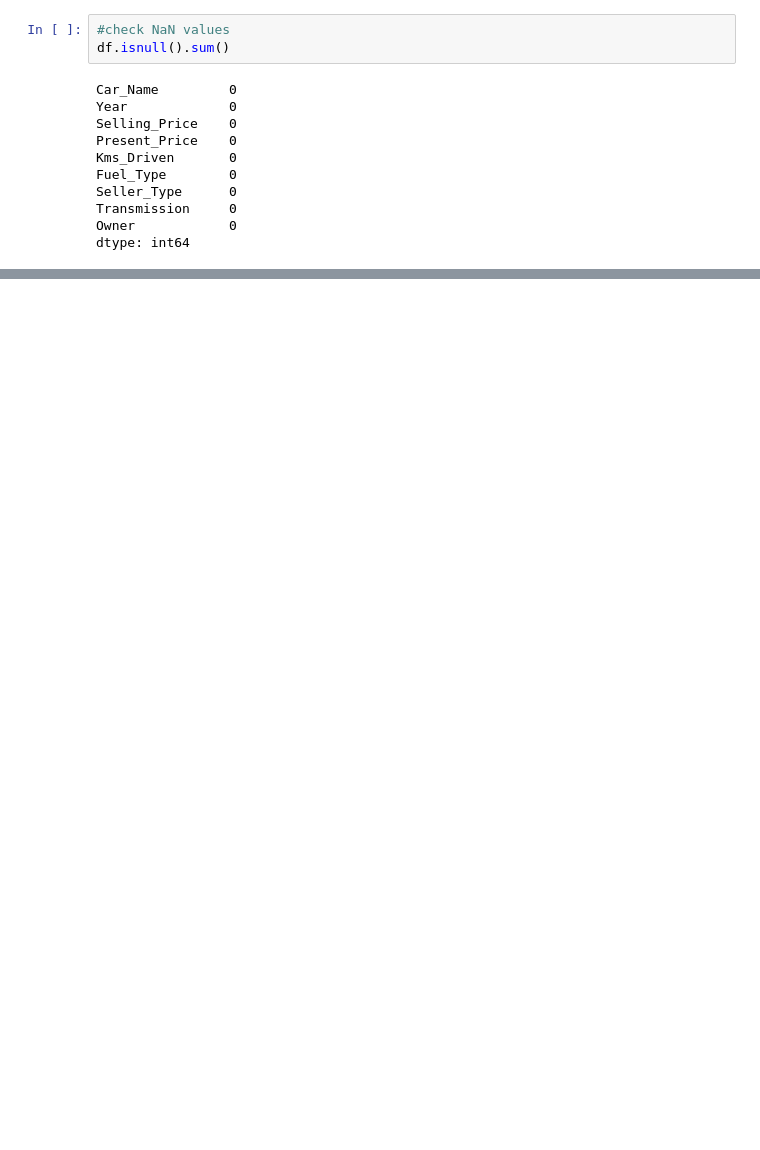
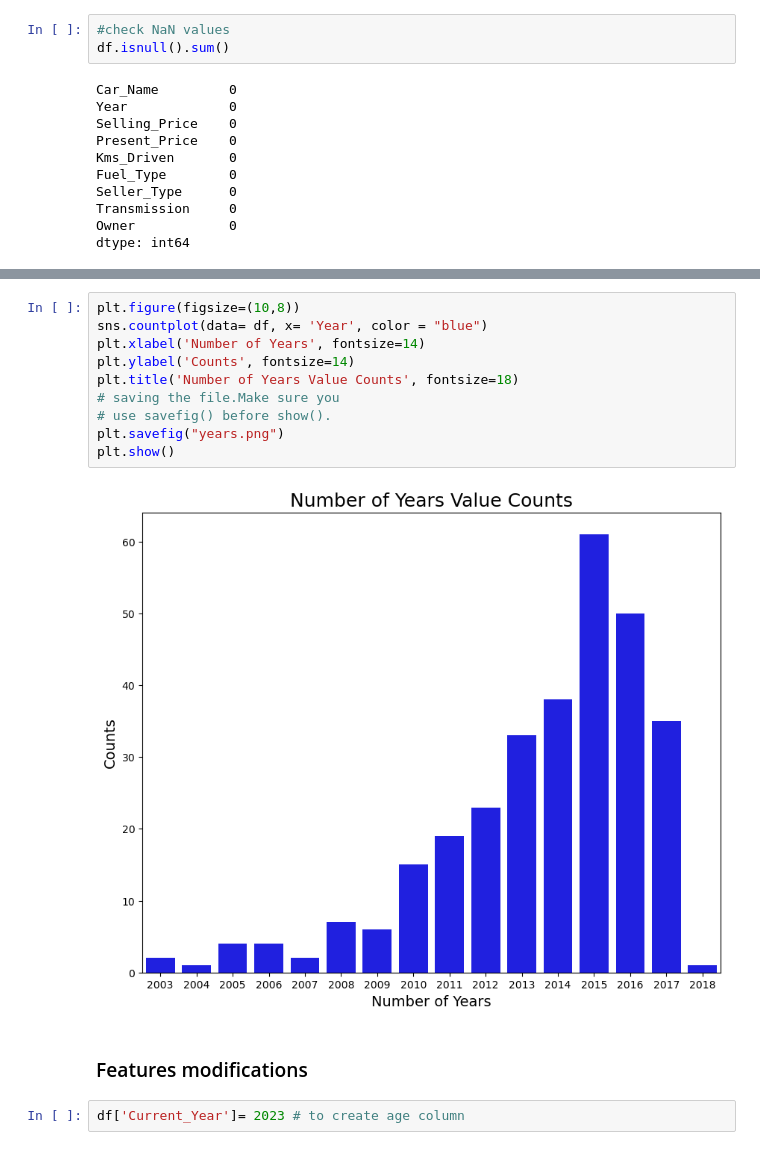
Before and after one commit to hamdain-mazen/New-Car, a Jupyter notebook: new_car.ipynb, the cells around one changed output, grey strips where cells are left out. Drawn from its saved outputs; the diff is of its cells as text; blank space fills up the shorter version.

```diff
--- a/new_car.ipynb
+++ b/new_car.ipynb
@@ -127,0 +120,16 @@ i git add
+# %%
+plt.figure(figsize=(10,8))
+sns.countplot(data= df, x= 'Year', color = "blue")
+plt.xlabel('Number of Years', fontsize=14)
+plt.ylabel('Counts', fontsize=14)
+plt.title('Number of Years Value Counts', fontsize=18)
+# saving the file.Make sure you
+# use savefig() before show().
+plt.savefig("years.png")
+plt.show()
+# %% [output]
+[figure, added]
+# %% [markdown]
+### Features modifications
+# %%
+df['Current_Year']= 2023 # to create age column
```
Also changed, not shown: parts of 93 cells of this notebook.
